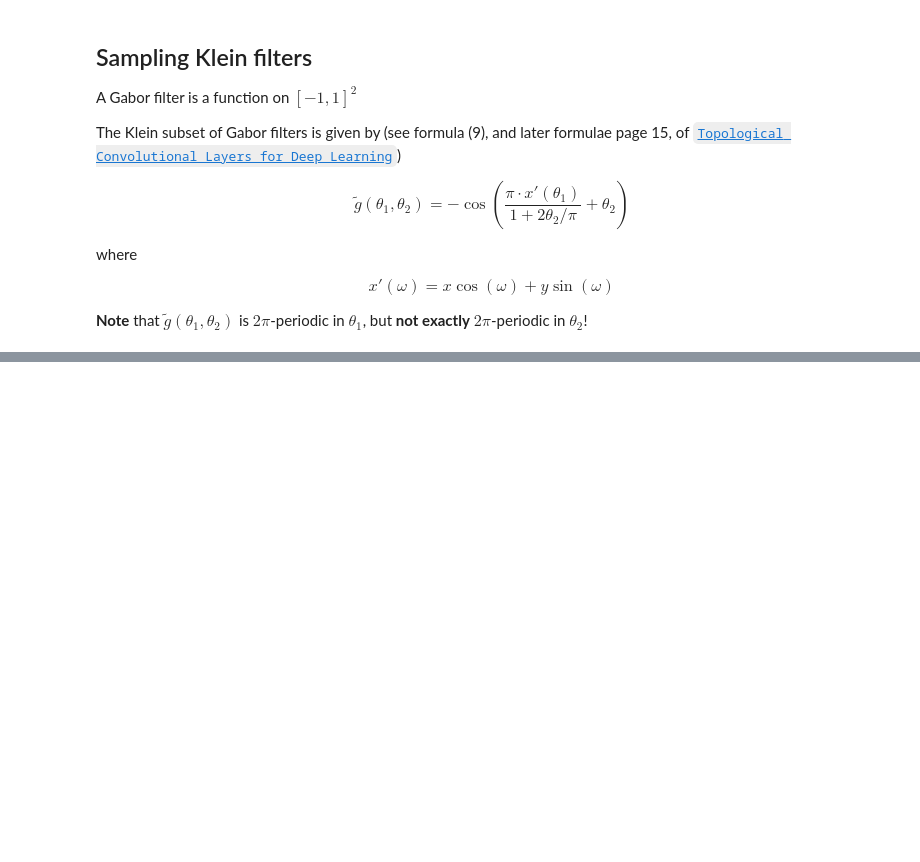
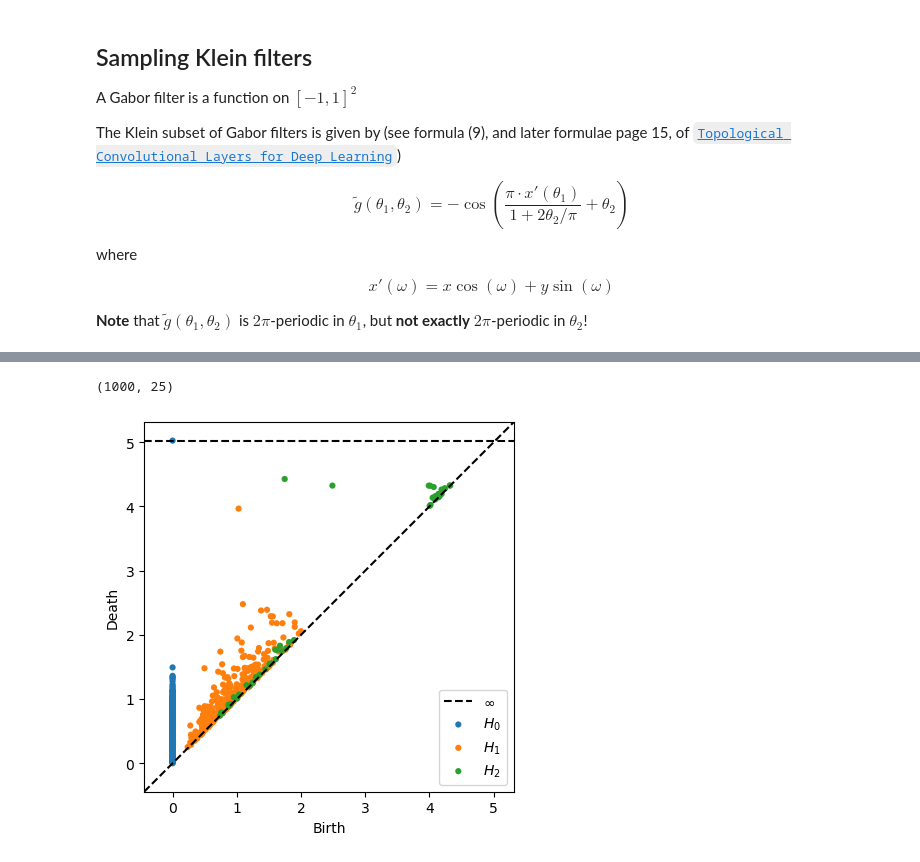
Before and after one commit to bekemax/KleinVAE, a Jupyter notebook: sampling-Gabor.ipynb, the cells around one changed output, grey strips where cells are left out. Saved outputs shown, nothing was run; the diff lists cells and outputs as text; code cells hidden in the pictures; blank space fills up the shorter version.

```diff
--- a/sampling-Gabor.ipynb
+++ b/sampling-Gabor.ipynb
@@ -67,0 +95,24 @@ Text(0.5, 0.01, 'θ₂ from 0 to 2pi')
+# %%
+n_points = 5
+xs = np.linspace(-1, 1, n_points)
+ys = np.linspace(-1, 1, n_points)
+xv, yv = np.meshgrid(xs, ys)
+
+filters = []
+
+for i in range(n_angles):
+    filter_ = GK(th1s[i],th2s[i]).f(xv,yv)
+    filters.append(filter_.flatten())
+
+filters = np.array(filters)
+# %%
+filters.shape
+# %% [output]
+(1000, 25)
+# %%
+# Homology over Z_2
+diagrams2 = ripser(filters, coeff=2, maxdim=2)['dgms']
+
+plot_diagrams(diagrams2)
+# %% [output]
+[figure, added]
```
Also changed, not shown: parts of 7 cells of this notebook, 4 other files.
